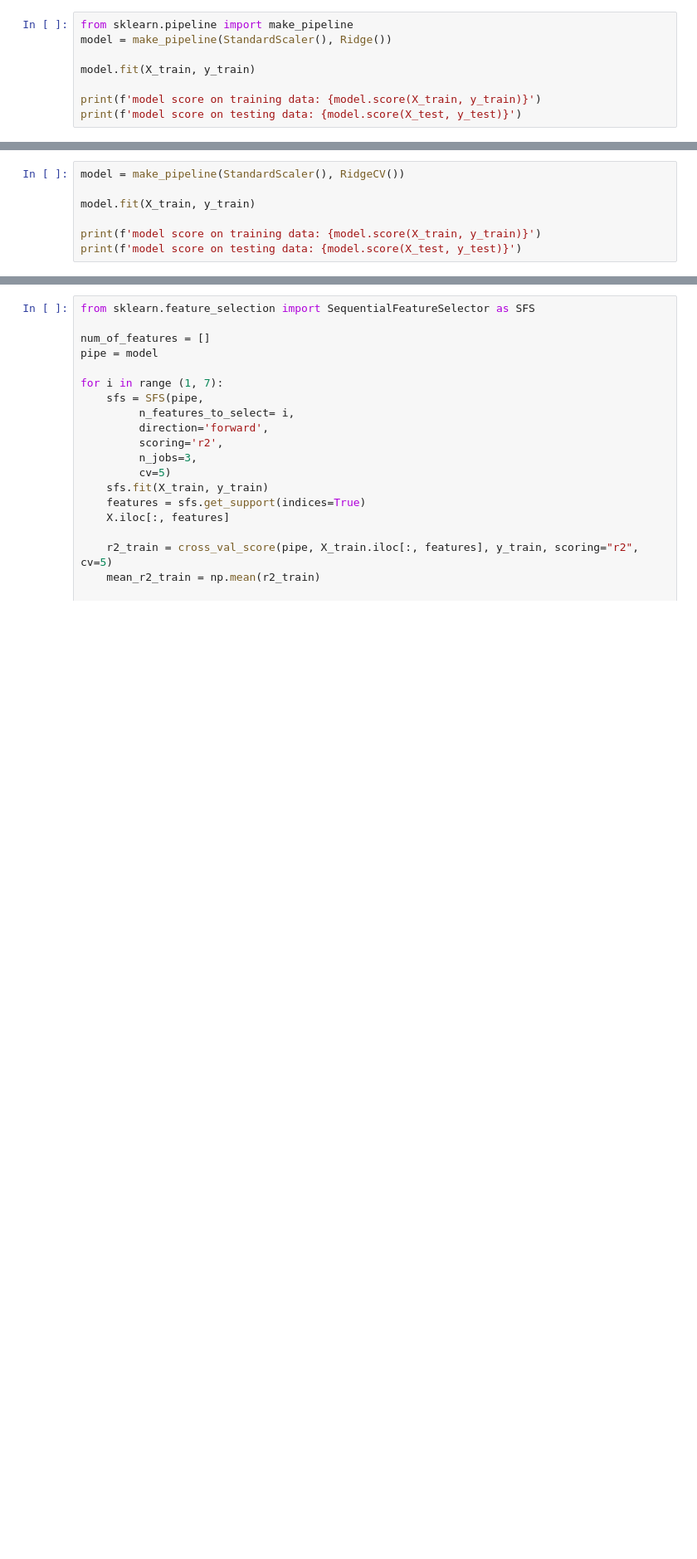
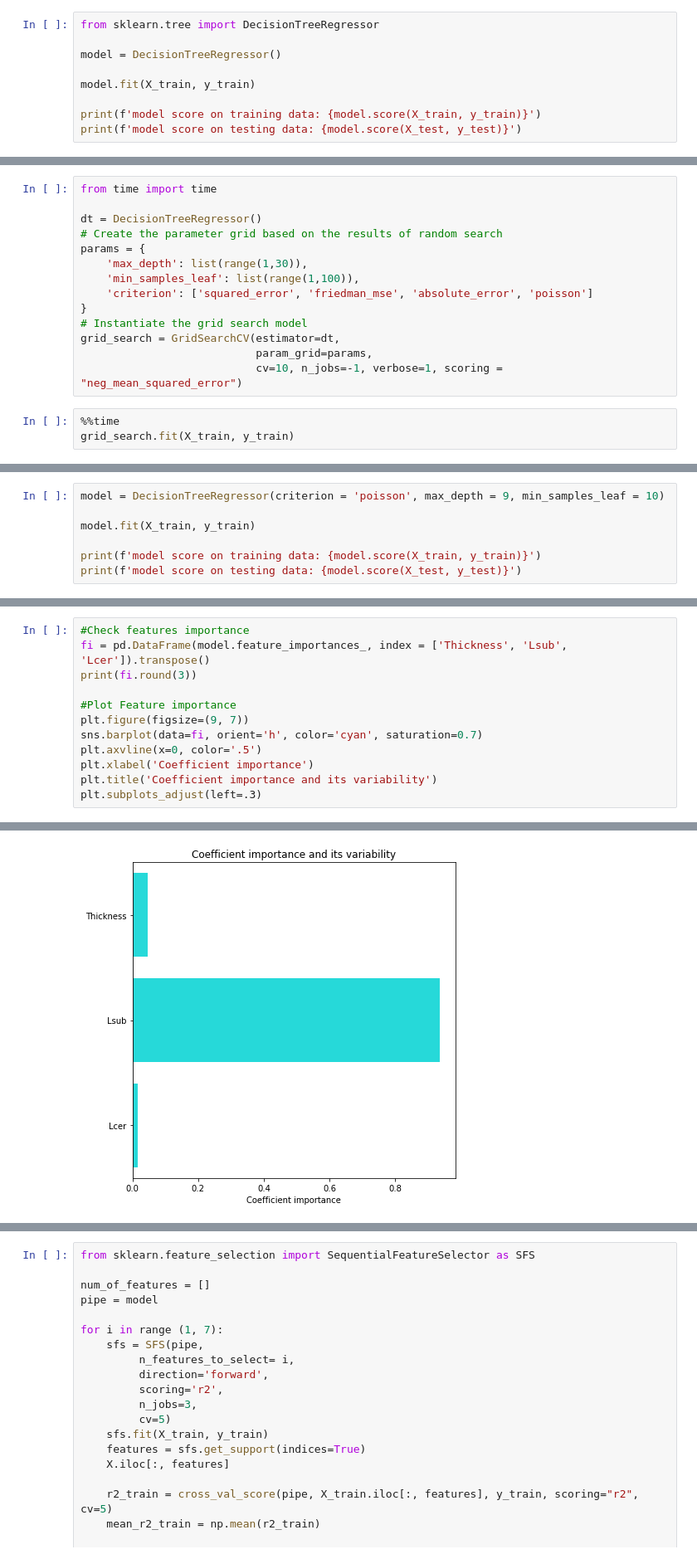
Before and after one commit to drmateusrocha/Capstone-Project, a Jupyter notebook: notebooks/Notebook 2 - Univariate Regression Models for the Color Variables (indepedently).ipynb, the cells around one changed output, grey strips where cells are left out. Shown: that part at 83% size. Saved outputs shown, nothing was run; the diff lists cells and outputs as text; blank space fills up the shorter version.

```diff
--- a/notebooks/Notebook 2 - Univariate Regression Models for the Color Variables (indepedently).ipynb
+++ b/notebooks/Notebook 2 - Univariate Regression Models for the Color Variables (indepedently).ipynb
@@ -94,6 +263,7 @@ X_train, X_test, y_train, y_test = train_test_split(X, y, test_size=0.3, random_
 # %%
-from sklearn.pipeline import make_pipeline
-model = make_pipeline(StandardScaler(), Ridge())
+from sklearn.tree import DecisionTreeRegressor
+
+model = DecisionTreeRegressor()
 
 model.fit(X_train, y_train)
 
@@ -103,0 +320,17 @@ NameError: name 'StandardScaler' is not defined
+# %%
+from time import time
+
+dt = DecisionTreeRegressor()
+# Create the parameter grid based on the results of random search
+params = {
+    'max_depth': list(range(1,30)),
+    'min_samples_leaf': list(range(1,100)),
+    'criterion': ['squared_error', 'friedman_mse', 'absolute_error', 'poisson']
+}
+# Instantiate the grid search model
+grid_search = GridSearchCV(estimator=dt,
+                           param_grid=params,
+                           cv=10, n_jobs=-1, verbose=1, scoring = "neg_mean_squared_error")
+# %%
+%%time
+grid_search.fit(X_train, y_train)
@@ -104,5 +368,5 @@ NameError: name 'StandardScaler' is not defined
 # %%
-model = make_pipeline(StandardScaler(), RidgeCV())
+model = DecisionTreeRegressor(criterion = 'poisson', max_depth = 9, min_samples_leaf = 10)
 
 model.fit(X_train, y_train)
 
@@ -110,0 +378,13 @@ print(f'model score on testing data: {model.score(X_test, y_test)}')
+# %%
+#Check features importance
+fi = pd.DataFrame(model.feature_importances_, index = ['Thickness', 'Lsub', 'Lcer']).transpose()
+print(fi.round(3))
+
+#Plot Feature importance
+plt.figure(figsize=(9, 7))
+sns.barplot(data=fi, orient='h', color='cyan', saturation=0.7)
+plt.axvline(x=0, color='.5')
+plt.xlabel('Coefficient importance')
+plt.title('Coefficient importance and its variability')
+plt.subplots_adjust(left=.3)
+# %% [output]
@@ -110,0 +393 @@ print(f'model score on testing data: {model.score(X_test, y_test)}')
+[figure, added]
```
Also changed, not shown: parts of 80 cells of this notebook, 14 other files.
